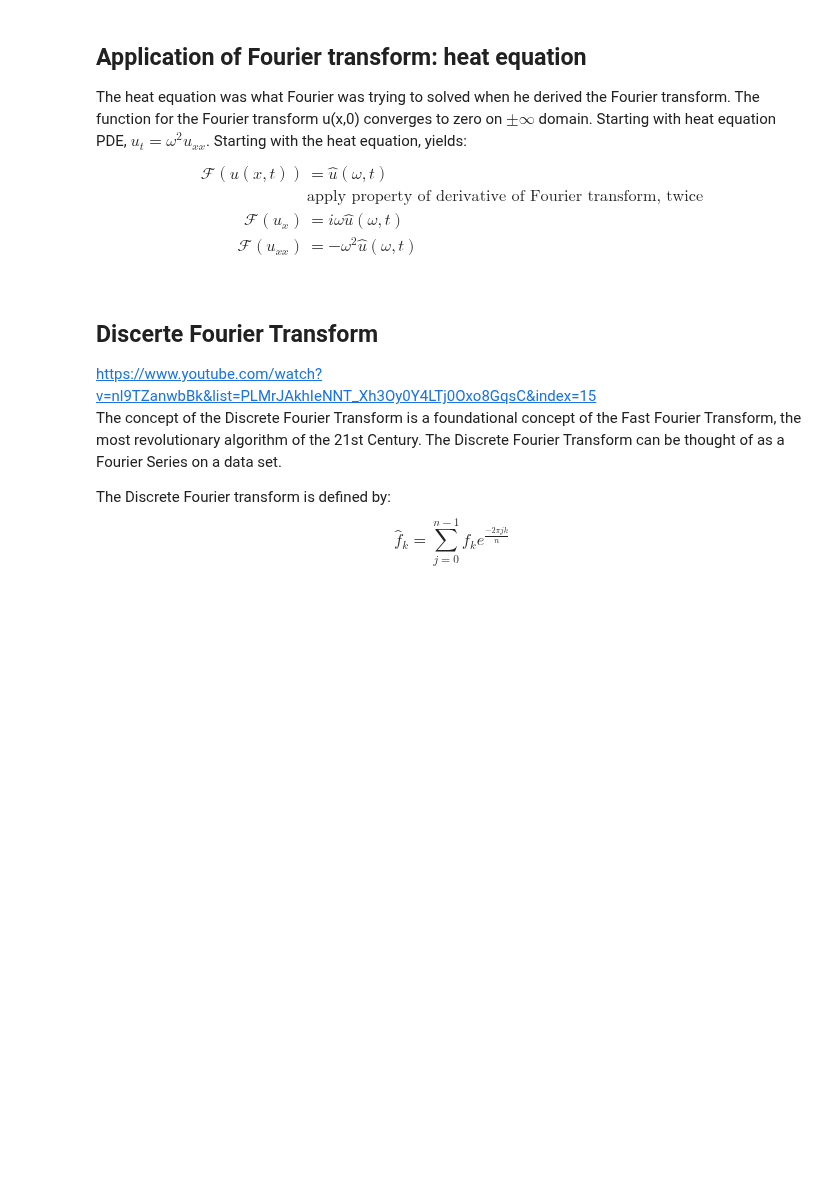
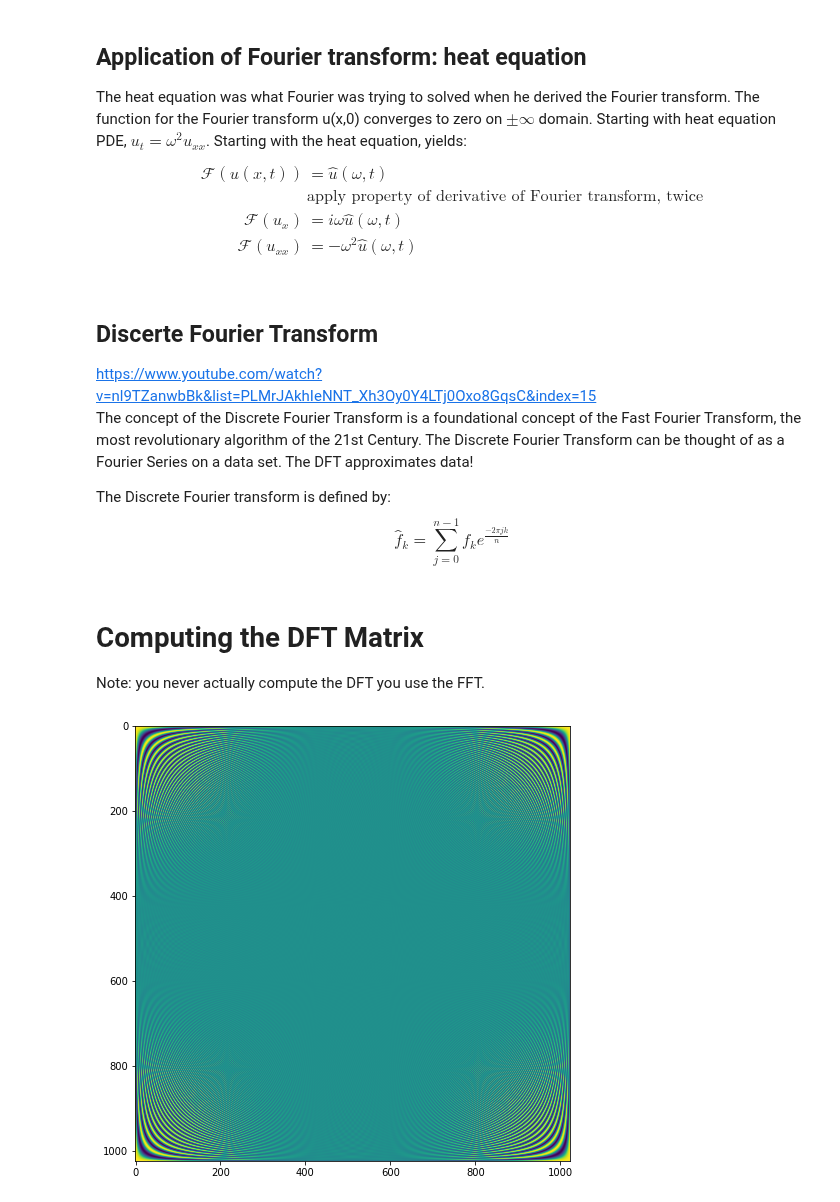
Before and after one commit to jackleekopij/Signal_processing, a Jupyter notebook: Fourier Analysis/Fourier analysis Steve Brunton.ipynb, the cells around one changed output. Cells and saved outputs as stored; diff of their text form; code cells hidden in the pictures; blank space fills up the shorter version.

Commit message:
Added discrete Fourier transform

```diff
--- a/Fourier Analysis/Fourier analysis Steve Brunton.ipynb
+++ b/Fourier Analysis/Fourier analysis Steve Brunton.ipynb
@@ -227,7 +227,27 @@ $$
 # %% [markdown]
 ## Discerte Fourier Transform
 https://www.youtube.com/watch?v=nl9TZanwbBk&list=PLMrJAkhIeNNT_Xh3Oy0Y4LTj0Oxo8GqsC&index=15 <br>
-The concept of the Discrete Fourier Transform is a foundational concept of the Fast Fourier Transform, the most revolutionary algorithm of the 21st Century. The Discrete Fourier Transform can be thought of as a Fourier Series on a data set.
+The concept of the Discrete Fourier Transform is a foundational concept of the Fast Fourier Transform, the most revolutionary algorithm of the 21st Century. The Discrete Fourier Transform can be thought of as a Fourier Series on a data set. The DFT approximates data!
 
 The Discrete Fourier transform is defined by:
 $$ \hat{f}_k = \sum^{n-1}_{j=0}f_k e^{\frac{-2\pi jk}{n}}$$
+# %% [markdown]
+# Computing the DFT Matrix
+
+Note: you never actually compute the DFT you use the FFT.
+# %%
+import numpy as np
+import matplotlib.pyplot as plt
+plt.rcParams['figure.figsize'] = [8, 8]
+
+
+n = 1024
+l, k = np.meshgrid(np.arange(n) , np.arange(n))
+w = np.exp(-2 * np.pi * 1j / n)
+DFT = np.power(w, l * k)
+DFT = np.real(DFT)
+
+plt.imshow(DFT)
+plt.show()
+# %% [output]
+[figure, added]
```
